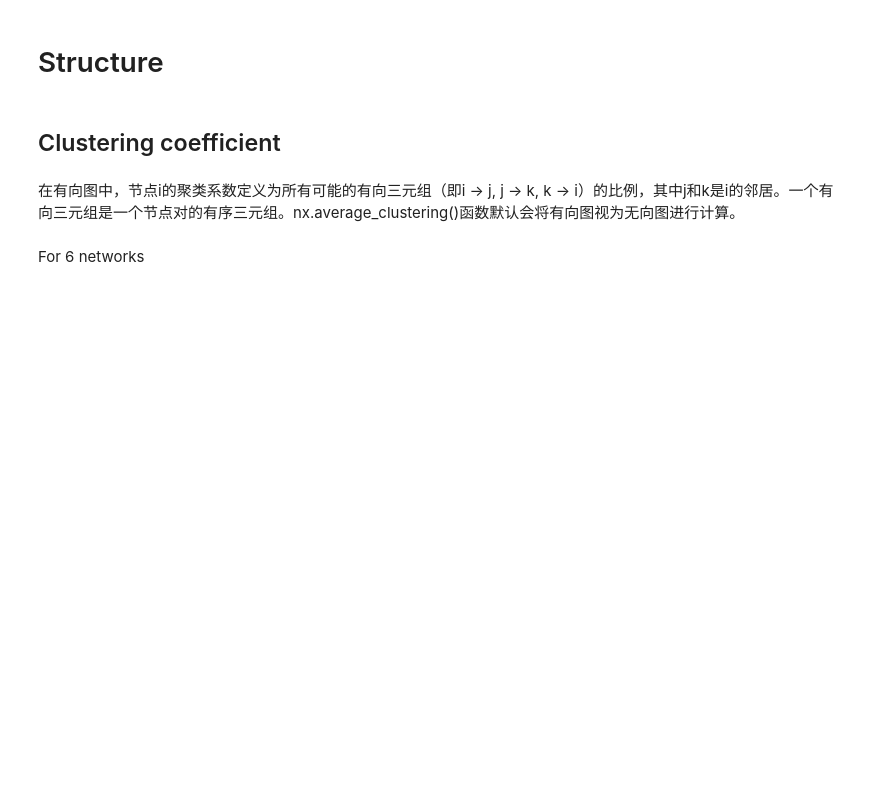
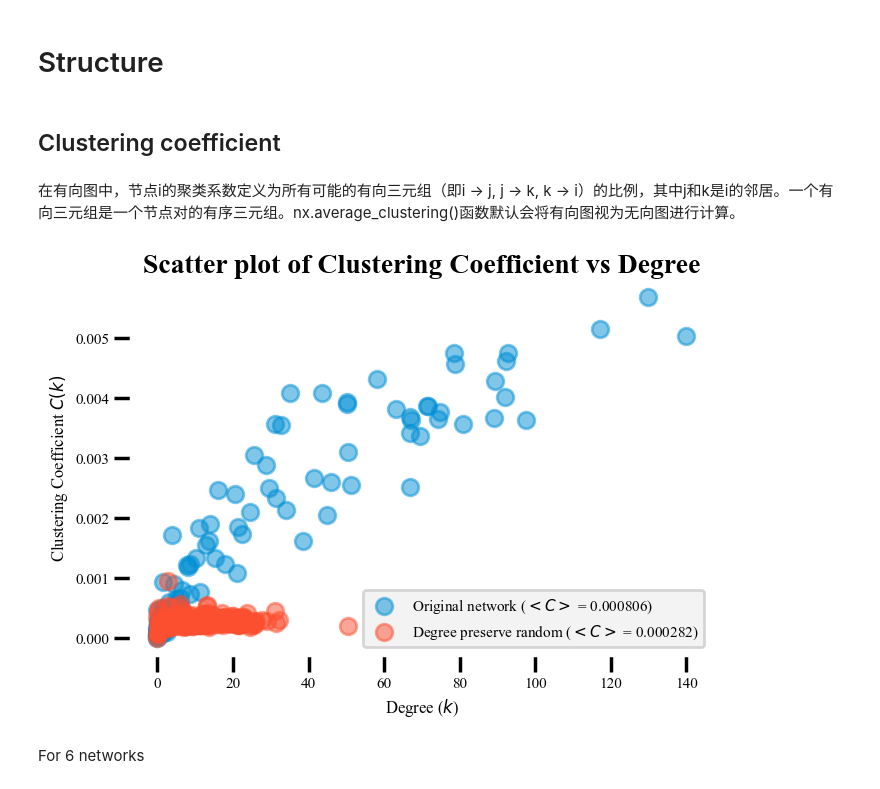
Before and after one commit to EXID-G/Bigscity-LibCity, a Jupyter notebook: !mywork/network.ipynb, the cells around one changed output. Saved outputs shown, nothing was run; the diff lists cells and outputs as text; code cells hidden in the pictures; blank space fills up the shorter version.

```diff
--- a/!mywork/network.ipynb
+++ b/!mywork/network.ipynb
@@ -412,28 +393,30 @@ random_swap_cl_values = list(random_swap_cl.values())
 # %%
 # plt.style.available
 # %%
-with plt.style.context("fivethirtyeight"), sns.plotting_context(context="poster",font_scale=0.5):
-    fig, ax = plt.subplots(figsize=(7, 5))
-    fig.patch.set_facecolor('white')
-    ax.set_facecolor('white')
-    for spine in ax.spines.values():
-        spine.set_edgecolor('white')
+# with plt.style.context("fivethirtyeight"), sns.plotting_context(context="poster",font_scale=0.5):
+#     fig, ax = plt.subplots(figsize=(7, 5))
+#     fig.patch.set_facecolor('white')
+#     ax.set_facecolor('white')
+#     for spine in ax.spines.values():
+#         spine.set_edgecolor('white')
 
-    plt.scatter(G_total_degrees, G_total_cl_values, alpha=0.5, label='G_total')
-    # plt.scatter(config_degrees, config_cl_values, alpha=0.5, label='config_model')
-    plt.scatter(random_swap_degrees, random_swap_cl_values, alpha=0.5, label='random_swap_model')
+#     plt.scatter(G_total_degrees, G_total_cl_values, alpha=0.5, label='G_total')
+#     # plt.scatter(config_degrees, config_cl_values, alpha=0.5, label='config_model')
+#     plt.scatter(random_swap_degrees, random_swap_cl_values, alpha=0.5, label='random_swap_model')
 
-    plt.xlabel('Degree ($k$)')
-    plt.ylabel('Clustering Coefficient $C(k)$')
-    plt.title('Scatter plot of Clustering Coefficient vs Degree',fontsize = 20,weight = "bold")
-    plt.tight_layout()
-    plt.grid(False)
-    # plt.legend([f"Original network ($<C>$ = {G_total_avcl:2f})", f"Configuration model ($<C>$ = {config_avcl:2f})",f"Degree preserve random ($<C>$ = {config_avcl:2f})"],loc = "lower right",frameon = True)
-    plt.legend([f"Original network ($<C>$ = {G_total_avcl:2f})",f"Degree preserve random ($<C>$ = {random_swap_avcl:2f})"],loc = "lower right",frameon = True)
-    # plt.show()
-    plt.tight_layout()
-    plt.savefig("output/plot/Clustering Coefficient vs Degree.svg",bbox_inches="tight",transparent=True)
-    plt.savefig("output/plot/Clustering Coefficient vs Degree.pdf",bbox_inches="tight",transparent=True)
+#     plt.xlabel('Degree ($k$)')
+#     plt.ylabel('Clustering Coefficient $C(k)$')
+#     plt.title('Scatter plot of Clustering Coefficient vs Degree',fontsize = 20,weight = "bold")
+#     plt.tight_layout()
+#     plt.grid(False)
+#     # plt.legend([f"Original network ($<C>$ = {G_total_avcl:2f})", f"Configuration model ($<C>$ = {config_avcl:2f})",f"Degree preserve random ($<C>$ = {config_avcl:2f})"],loc = "lower right",frameon = True)
+#     plt.legend([f"Original network ($<C>$ = {G_total_avcl:2f})",f"Degree preserve random ($<C>$ = {random_swap_avcl:2f})"],loc = "lower right",frameon = True)
+#     # plt.show()
+#     plt.tight_layout()
+#     plt.savefig("output/plot/Clustering Coefficient vs Degree.svg",bbox_inches="tight",transparent=True)
+#     plt.savefig("output/plot/Clustering Coefficient vs Degree.pdf",bbox_inches="tight",transparent=True)
+# %% [output]
+[figure, added]
 # %% [markdown]
 For 6 networks
 # %%
```
Also changed, not shown: parts of 9 cells of this notebook, 6 other files.
